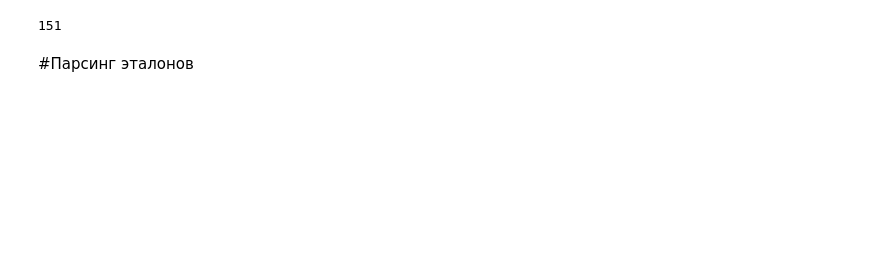
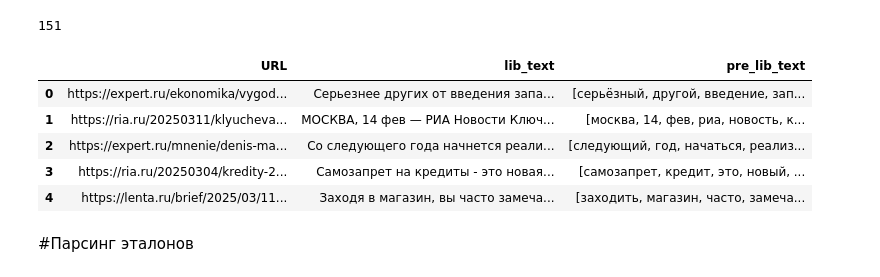
Before and after one commit to ViMasHub/Test_Kontur, a Jupyter notebook: Text_Kasperskiy.ipynb, the cells around one changed output. Cells and saved outputs as stored; diff of their text form; code cells hidden in the pictures; blank space fills up the shorter version.

```diff
--- a/Text_Kasperskiy.ipynb
+++ b/Text_Kasperskiy.ipynb
@@ -57,9 +49,11 @@ from nltk.corpus import stopwords
 # Загружаем набор данных для токенизатора
 nltk.download('punkt')
 nltk.download('stopwords')
+nltk.download('punkt_tab')
 
 stop_words = stopwords.words('russian')
-punctuation_marks = ['!', ',', '(', ')', ':', '-', '—', '?', ///]
+punctuation_marks = ['!', ',', '(', ')', ':', '-', '—', '?', '.', '..', '...']
+morph = pymorphy3.MorphAnalyzer()
 # %% [output]
 [nltk_data] Downloading package punkt to /root/nltk_data...
 [nltk_data]   Package punkt is already up-to-date!
@@ -79,5 +76,16 @@ def preprocess (text, stop_words, punctuation_marks, morph):
       if lemma not in stop_words:
         preprocessed_text.append(lemma)
   return preprocessed_text
+# %%
+pd_test['pre_lib_text'] = pd_test.apply(lambda row: preprocess(row['lib_text'], punctuation_marks, stop_words, morph), axis=1)
+# %%
+pd_test.head()
+# %% [output]
+|  | URL | lib_text | pre_lib_text |
+| 0 | https://expert.ru/ekonomika/vygod... | Серьезнее других от введения запа... | [серьёзный, другой, введение, зап... |
+| 1 | https://ria.ru/20250311/klyucheva... | МОСКВА, 14 фев — РИА Новости Ключ... | [москва, 14, фев, риа, новость, к... |
+| 2 | https://expert.ru/mnenie/denis-ma... | Со следующего года начнется реали... | [следующий, год, начаться, реализ... |
+| 3 | https://ria.ru/20250304/kredity-2... | Самозапрет на кредиты - это новая... | [самозапрет, кредит, это, новый, ... |
+| 4 | https://lenta.ru/brief/2025/03/11... | Заходя в магазин, вы часто замеча... | [заходить, магазин, часто, замеча... |
 # %% [markdown]
 #Парсинг эталонов
```
Also changed, not shown: parts of 4 cells of this notebook.
